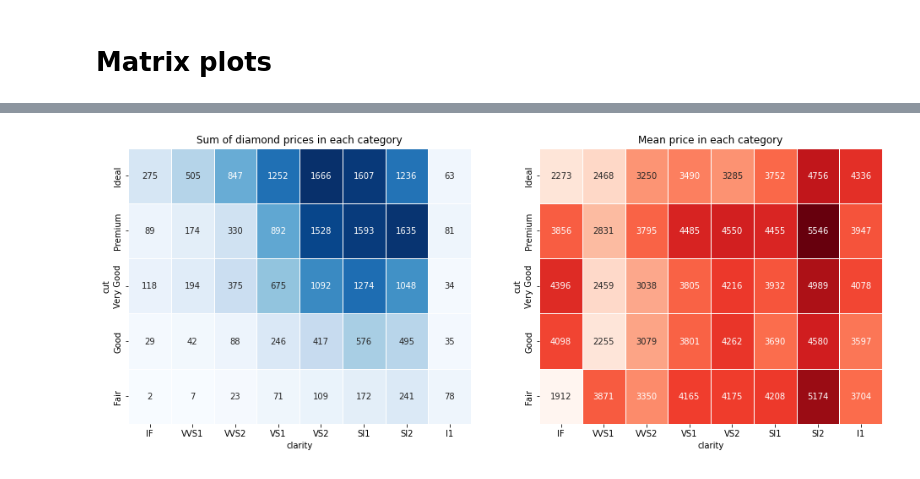
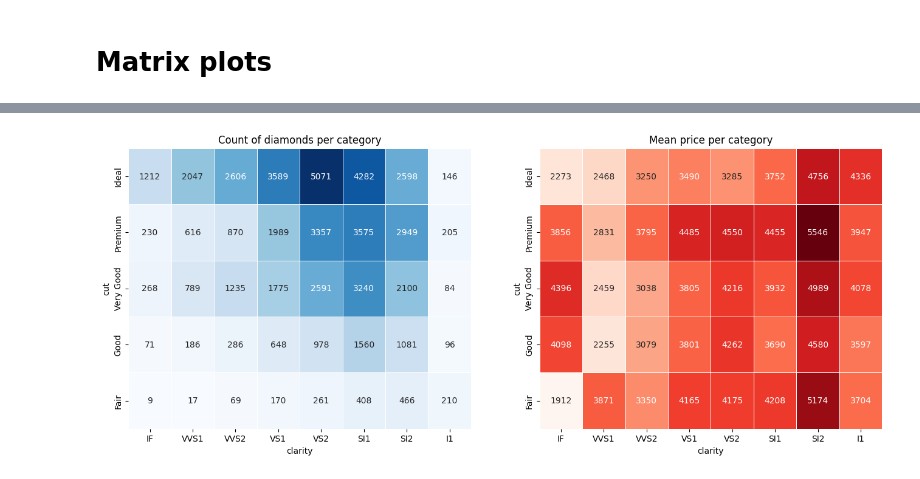
Before and after one commit to anikomaraz/python_courses_postbootcamp, a Jupyter notebook: seaborn_intermediate.ipynb, the cells around one changed output, grey strips where cells are left out. Drawn from its saved outputs; the diff is of its cells as text; code cells hidden in the pictures.

```diff
--- a/seaborn_intermediate.ipynb
+++ b/seaborn_intermediate.ipynb
@@ -187,8 +206,10 @@ plt.show()
 # %% [markdown]
 # Matrix plots
 # %%
-data_crosstab = (pd.crosstab(data['cut'], data['clarity'],
-           values = data['price'], aggfunc = 'sum')/10000).round(0)
+data_crosstab = (
+    pd.crosstab(data["cut"], data["clarity"], values=data["price"], aggfunc="count")
+    # / 10000
+).round(0)
 data_crosstab
 # %% [output]
 | clarity | IF | VVS1 | VVS2 | VS1 | VS2 | SI1 | SI2 | I1 |
@@ -201,6 +223,7 @@ data_crosstab
 # %%
-data_crosstab_mean = pd.crosstab(data['cut'], data['clarity'],
-                       values = data['price'], aggfunc = 'mean').round(0)
+data_crosstab_mean = pd.crosstab(
+    data["cut"], data["clarity"], values=data["price"], aggfunc="mean"
+).round(0)
 data_crosstab_mean
 # %% [output]
 | clarity | IF | VVS1 | VVS2 | VS1 | VS2 | SI1 | SI2 | I1 |
@@ -213,12 +237,12 @@ data_crosstab_mean
 # %%
 fig, (ax0, ax1) = plt.subplots(ncols=2, nrows=1, figsize = (16, 6))
 
 sns.heatmap(data = data_crosstab,
            annot = True, fmt = 'g', cmap = 'Blues', cbar = False, linewidths = .5,
-           ax = ax0).set_title('Sum of diamond prices in each category')
+           ax = ax0).set_title('Count of diamonds per category')
 
 sns.heatmap(data = data_crosstab_mean,
            annot = True, fmt = 'g', cmap = 'Reds',  cbar = False, linewidths = .5,
-           ax = ax1).set_title('Mean price in each category');
+           ax = ax1).set_title('Mean price per category');
 # %% [output]
-[figure, old version]
+[figure, new version]
```
Also changed, not shown: parts of 15 cells of this notebook.
